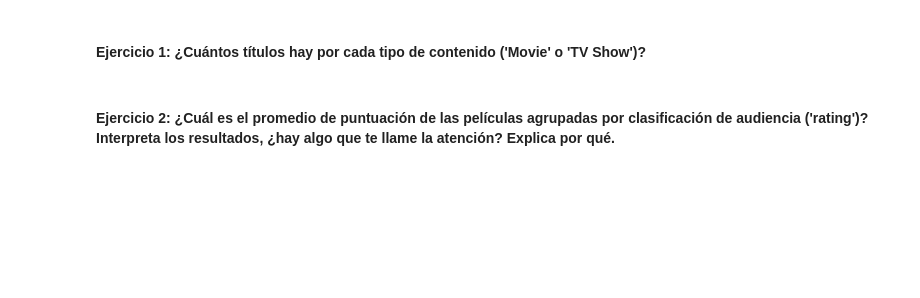
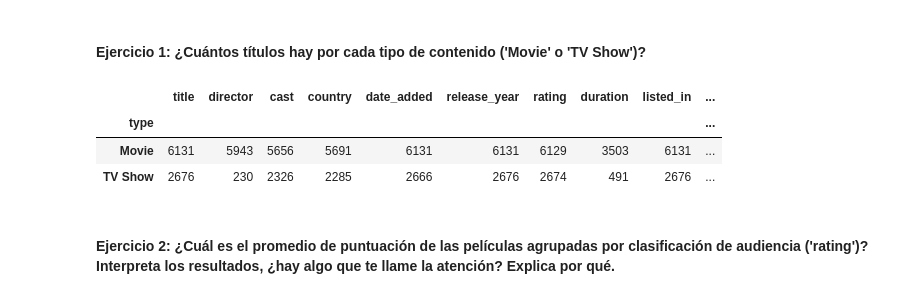
Before and after one commit to SrAlcast/2.3.filtrado_y_groupby, a Jupyter notebook: laboratorio-modulo2-leccion03-groupby.ipynb, the cells around one changed output. Saved outputs shown, nothing was run; the diff lists cells and outputs as text; code cells hidden in the pictures; blank space fills up the shorter version.

```diff
--- a/laboratorio-modulo2-leccion03-groupby.ipynb
+++ b/laboratorio-modulo2-leccion03-groupby.ipynb
@@ -69,5 +69,12 @@ df.head()
 | 4 | Movie | #Roxy | Michael Kennedy | Jake Short, Sarah Fisher, Booboo ... | Canada | April 10, 2019 | 2018 | TV-14 | NaN | Comedies, Romantic Movies | ... |
 # %% [markdown]
 #### Ejercicio 1: ¿Cuántos títulos hay por cada tipo de contenido ('Movie' o 'TV Show')?
+# %%
+df.groupby('type').count()
+# %% [output]
+|  | title | director | cast | country | date_added | release_year | rating | duration | listed_in | ... |
+| type |  |  |  |  |  |  |  |  |  | ... |
+| Movie | 6131 | 5943 | 5656 | 5691 | 6131 | 6131 | 6129 | 3503 | 6131 | ... |
+| TV Show | 2676 | 230 | 2326 | 2285 | 2666 | 2676 | 2674 | 491 | 2676 | ... |
 # %% [markdown]
 #### Ejercicio 2: ¿Cuál es el promedio de puntuación de las películas agrupadas por clasificación de audiencia ('rating')? Interpreta los resultados, ¿hay algo que te llame la atención? Explica por qué.
```
Also changed, not shown: parts of 17 cells of this notebook.
